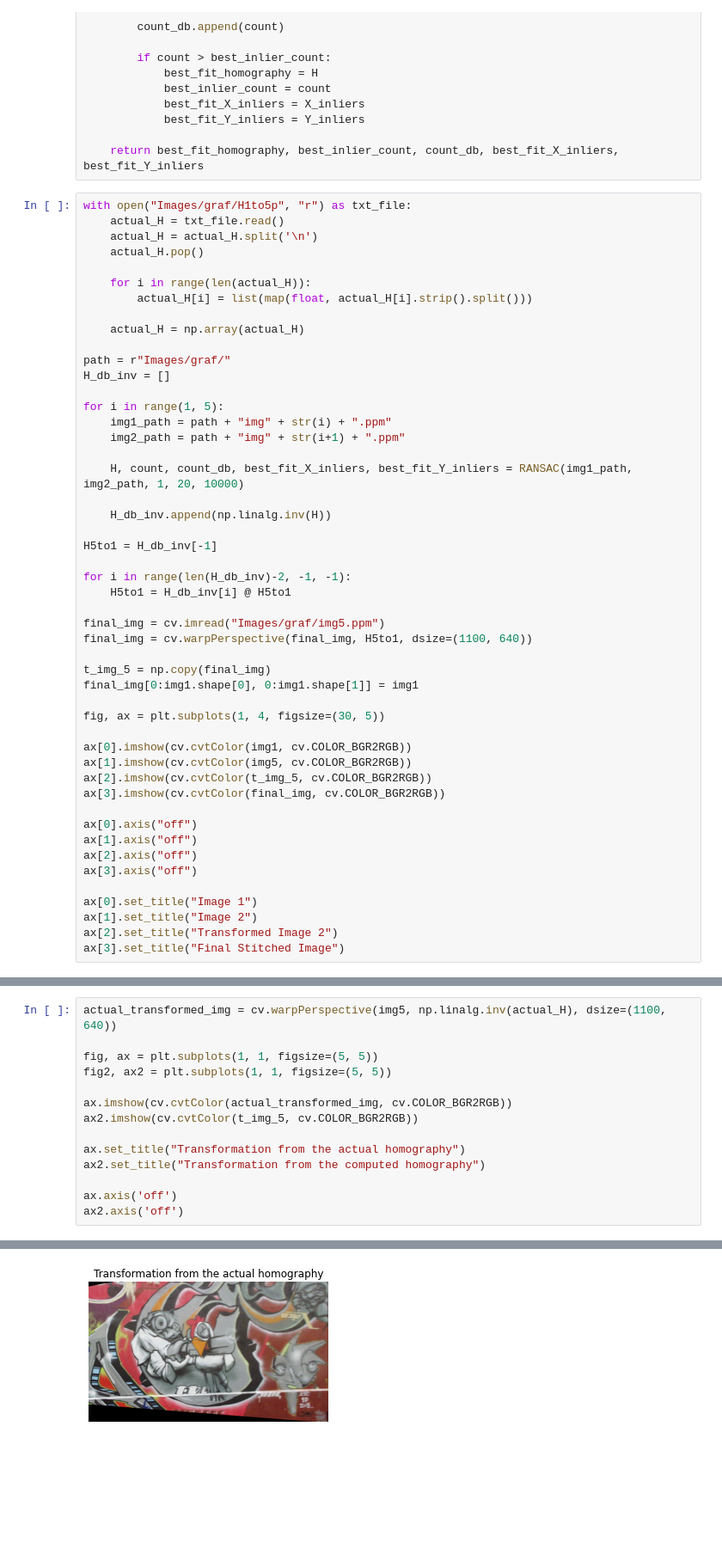
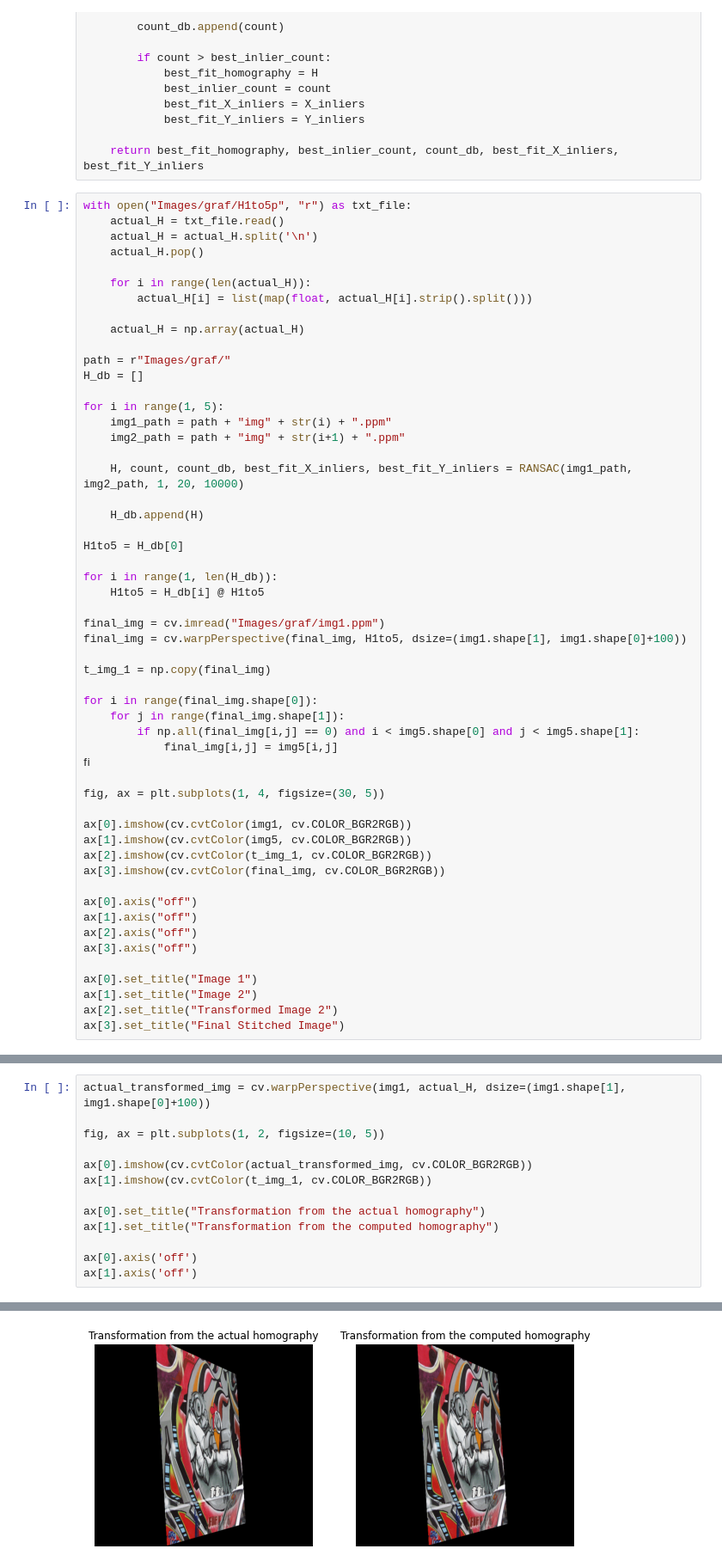
Before and after one commit to SupunDK/EN2550-Assignment-2, a Jupyter notebook: 190338C_Assignment_2.ipynb, the cells around one changed output, grey strips where cells are left out. Shown at 86% size. Cells and saved outputs as stored; diff of their text form; blank space fills up the shorter version.

Commit message:
stitched image 1 to 5 rather than 5 to 1

```diff
--- a/190338C_Assignment_2.ipynb
+++ b/190338C_Assignment_2.ipynb
@@ -469,7 +469,7 @@ with open("Images/graf/H1to5p", "r") as txt_file:
     actual_H = np.array(actual_H)
 
 path = r"Images/graf/"
-H_db_inv = []
+H_db = []
 
 for i in range(1, 5):
     img1_path = path + "img" + str(i) + ".ppm"
@@ -477,24 +477,29 @@ for i in range(1, 5):
 
     H, count, count_db, best_fit_X_inliers, best_fit_Y_inliers = RANSAC(img1_path, img2_path, 1, 20, 10000)
 
-    H_db_inv.append(np.linalg.inv(H))
+    H_db.append(H)
 
-H5to1 = H_db_inv[-1]
+H1to5 = H_db[0]
 
-for i in range(len(H_db_inv)-2, -1, -1):
-    H5to1 = H_db_inv[i] @ H5to1
+for i in range(1, len(H_db)):
+    H1to5 = H_db[i] @ H1to5
 
-final_img = cv.imread("Images/graf/img5.ppm")
-final_img = cv.warpPerspective(final_img, H5to1, dsize=(1100, 640))
+final_img = cv.imread("Images/graf/img1.ppm")
+final_img = cv.warpPerspective(final_img, H1to5, dsize=(img1.shape[1], img1.shape[0]+100))
 
-t_img_5 = np.copy(final_img)
-final_img[0:img1.shape[0], 0:img1.shape[1]] = img1
+t_img_1 = np.copy(final_img)
+
+for i in range(final_img.shape[0]):
+    for j in range(final_img.shape[1]):
+        if np.all(final_img[i,j] == 0) and i < img5.shape[0] and j < img5.shape[1]:
+            final_img[i,j] = img5[i,j]
+ﬁ
 
 fig, ax = plt.subplots(1, 4, figsize=(30, 5))
 
 ax[0].imshow(cv.cvtColor(img1, cv.COLOR_BGR2RGB))
 ax[1].imshow(cv.cvtColor(img5, cv.COLOR_BGR2RGB))
-ax[2].imshow(cv.cvtColor(t_img_5, cv.COLOR_BGR2RGB))
+ax[2].imshow(cv.cvtColor(t_img_1, cv.COLOR_BGR2RGB))
 ax[3].imshow(cv.cvtColor(final_img, cv.COLOR_BGR2RGB))
 
 ax[0].axis("off")
@@ -512,15 +517,14 @@ Text(0.5, 1.0, 'Final Stitched Image')
 # %%
-actual_transformed_img = cv.warpPerspective(img5, np.linalg.inv(actual_H), dsize=(1100, 640))
+actual_transformed_img = cv.warpPerspective(img1, actual_H, dsize=(img1.shape[1], img1.shape[0]+100))
 
-fig, ax = plt.subplots(1, 1, figsize=(5, 5))
-fig2, ax2 = plt.subplots(1, 1, figsize=(5, 5))
+fig, ax = plt.subplots(1, 2, figsize=(10, 5))
 
-ax.imshow(cv.cvtColor(actual_transformed_img, cv.COLOR_BGR2RGB))
-ax2.imshow(cv.cvtColor(t_img_5, cv.COLOR_BGR2RGB))
+ax[0].imshow(cv.cvtColor(actual_transformed_img, cv.COLOR_BGR2RGB))
+ax[1].imshow(cv.cvtColor(t_img_1, cv.COLOR_BGR2RGB))
 
-ax.set_title("Transformation from the actual homography")
-ax2.set_title("Transformation from the computed homography")
+ax[0].set_title("Transformation from the actual homography")
+ax[1].set_title("Transformation from the computed homography")
 
-ax.axis('off')
-ax2.axis('off')
+ax[0].axis('off')
+ax[1].axis('off')
 # %% [output]
@@ -528 +532 @@ ax2.axis('off')
-[figure, old version]
+[figure, new version]
```
Also changed, not shown: parts of 6 cells of this notebook, 4 other files.
